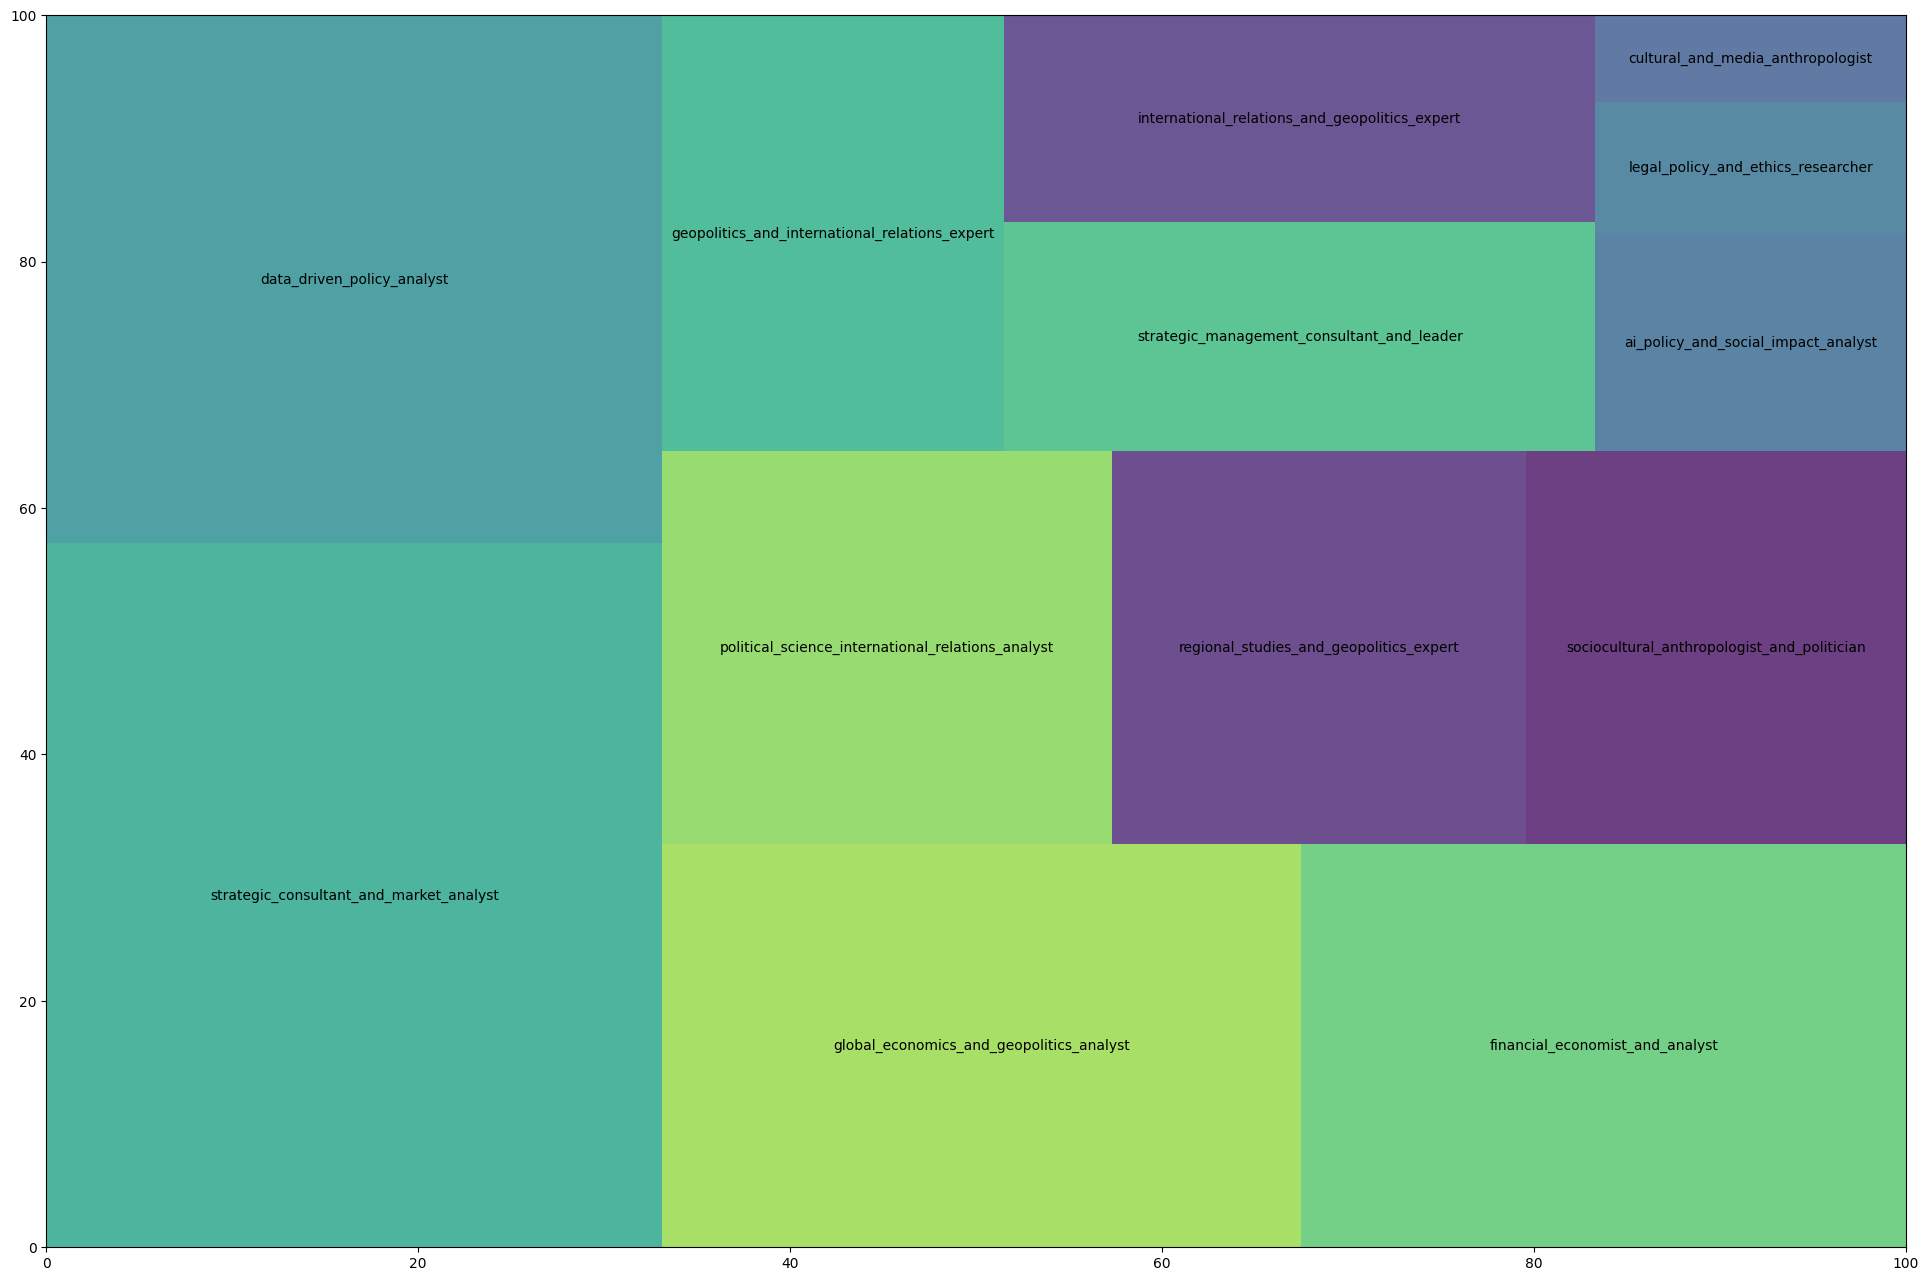
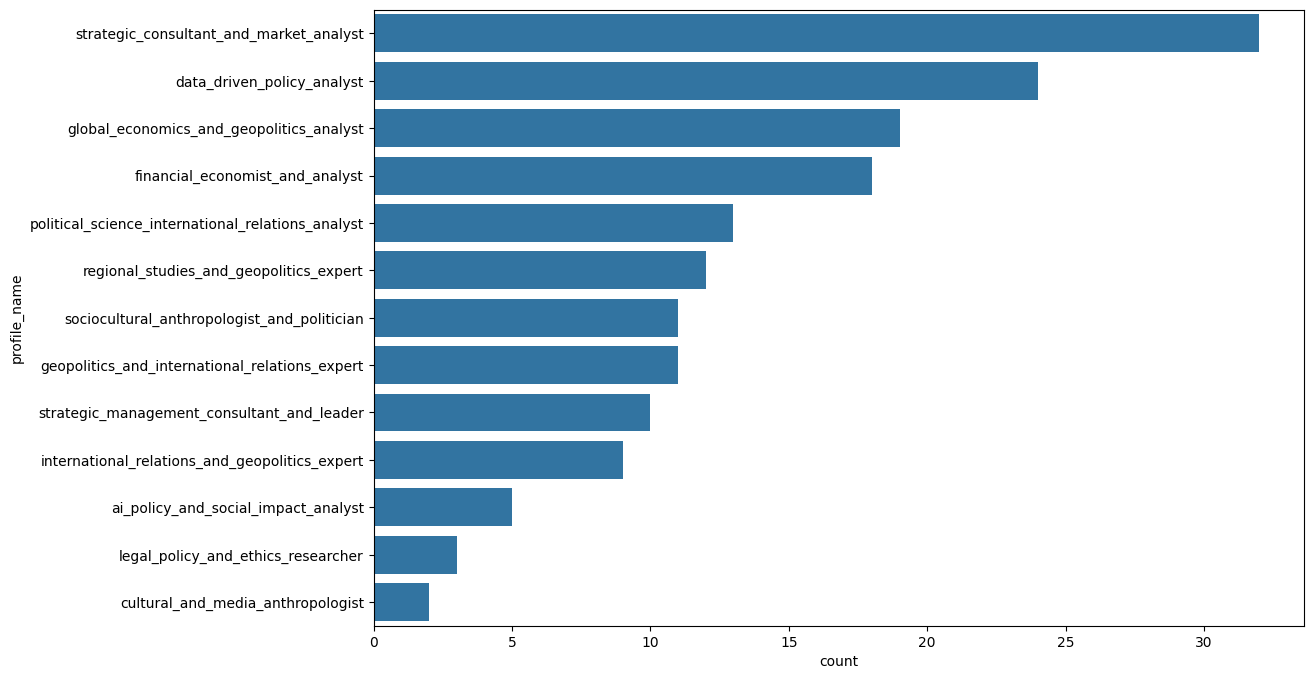
The notebook cell's code change between the first figure and the second:
--- before
+++ after
@@ -1,3 +1,3 @@
-fig = plt.figure(figsize=(24, 16))
+fig = plt.figure(figsize=(12, 8))
 
-squarify.plot(sizes=df_exploded_profiles["count"], label=df_exploded_profiles["profile_name"], alpha=0.8)
+sns.barplot(data=df_exploded_profiles, x="count", y="profile_name", orient="h")

Commit: upd